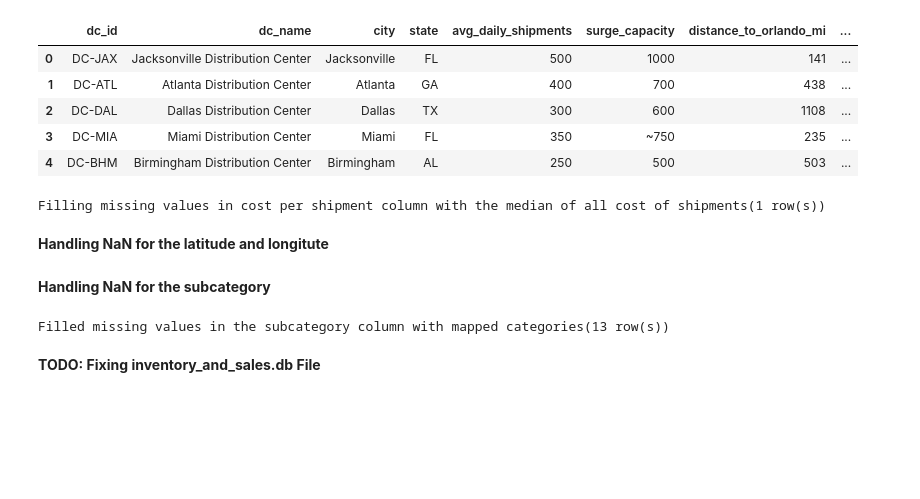
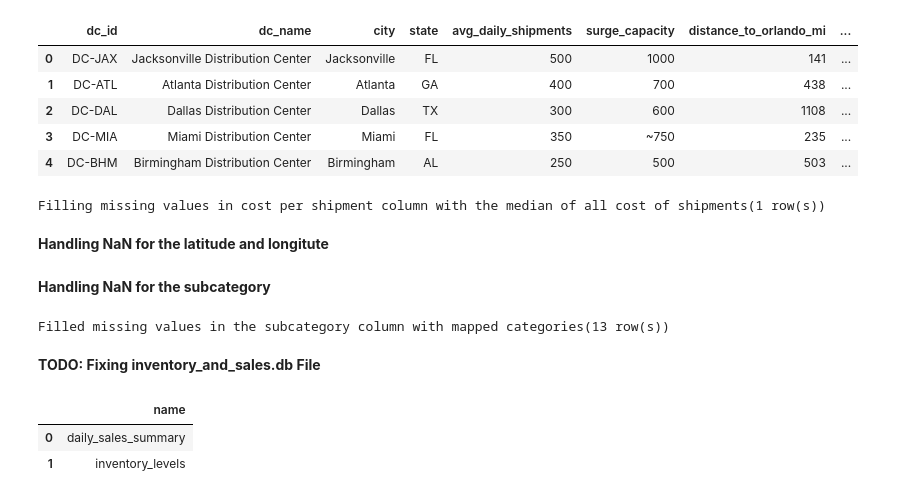
Before and after one commit to prabhnoor14/walmart-hurricane-project, a Jupyter notebook: notebooks/team_notebook.ipynb, the cells around one changed output. Drawn from its saved outputs; the diff is of its cells as text; code cells hidden in the pictures; blank space fills up the shorter version.

```diff
--- a/notebooks/team_notebook.ipynb
+++ b/notebooks/team_notebook.ipynb
@@ -249,3 +249,15 @@ log_decision('Filled missing values in the subcategory column with mapped catego
 Filled missing values in the subcategory column with mapped categories(13 row(s))
 # %% [markdown]
 **TODO: Fixing inventory_and_sales.db File**
+# %%
+import sqlite3
+db_path = '/content/walmart-hurricane-project/data/inventory_and_sales.db'
+conn = sqlite3.connect(db_path)
+tables = pd.read_sql_query(
+    "SELECT name FROM sqlite_master WHERE type='table'",
+    conn)
+display(tables)
+# %% [output]
+|  | name |
+| 0 | daily_sales_summary |
+| 1 | inventory_levels |
```
Also changed, not shown: parts of 13 cells of this notebook.
